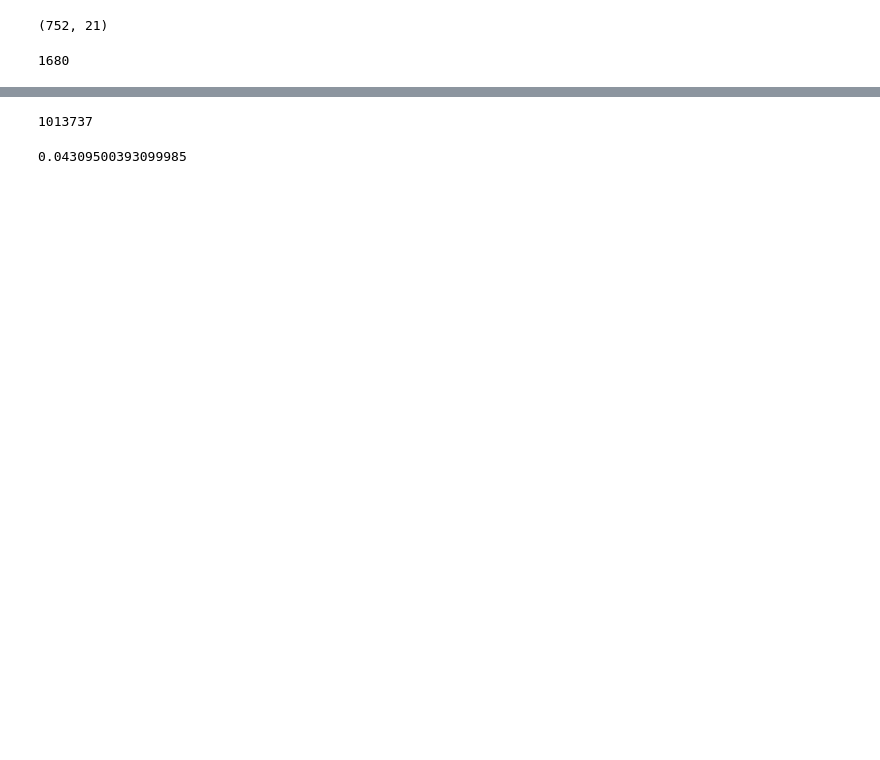
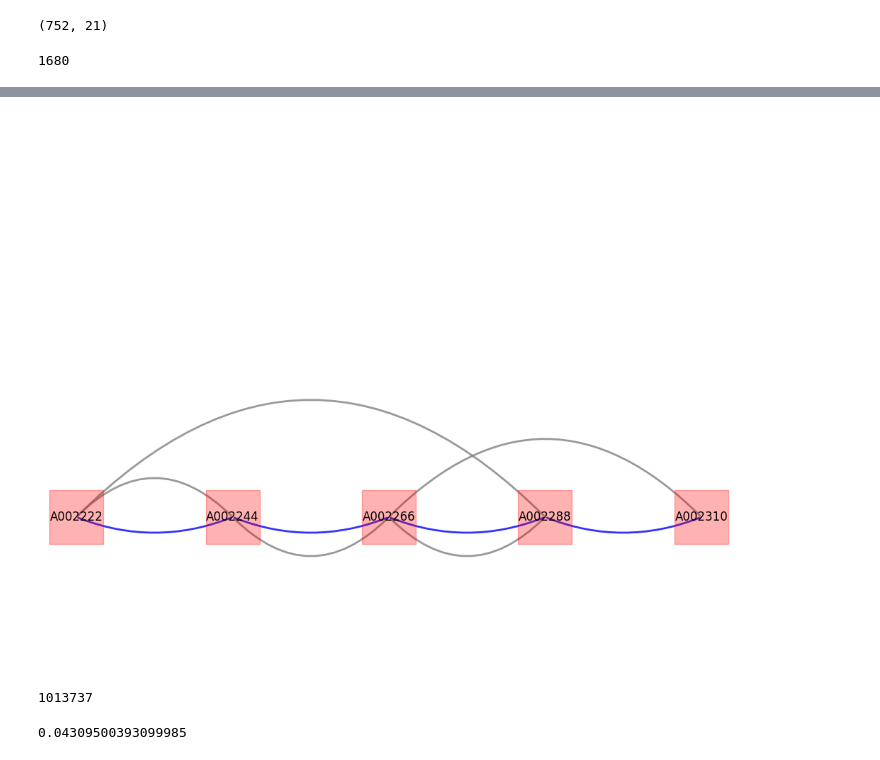
Before and after one commit to broadinstitute/mitograph, a Jupyter notebook: graph_properties.ipynb, the cells around one changed output, grey strips where cells are left out. Cells and saved outputs as stored; diff of their text form; code cells hidden in the pictures; blank space fills up the shorter version.

```diff
--- a/graph_properties.ipynb
+++ b/graph_properties.ipynb
@@ -25,0 +42,98 @@ total_base
+# %%
+# plot graph topology
+import networkx as nx
+import matplotlib.pyplot as plt
+from matplotlib.patches import FancyArrowPatch, Arc
+
+G = nx.Graph()
+anchor_list = anchorlist[100:103]
+edge_list = []
+for anchor in anchor_list:
+    edge_list += graph.outgoing[anchor]
+for edge in edge_list:
+    anchor_list.append(graph.edges[edge]['src'][0])
+    anchor_list.append(graph.edges[edge]['dst'][0])
+
+G = nx.Graph()
+for edge in set(edge_list):
+    src = graph.edges[edge]['src'][0]
+    dst = graph.edges[edge]['dst'][0]
+    G.add_node(src)
+    G.add_node(dst)
+    G.add_edge(src,dst)
+
+pos = {}
+for node in G.nodes():
+    print(node)
+    pos[node] = (graph.anchor[node]['pos'], 1)
+
+# Draw with specified positions
+_,ax = plt.subplots(figsize = (10, 8))
+nx.draw_networkx_nodes(G, pos=pos, ax = ax, node_color = 'red', node_size = 3000, node_shape = "s", alpha = 0.3)
+nx.draw_networkx_labels(G, pos=pos, ax = ax)
+for src,dst in G.edges():
+    x1,y1 = pos[src]
+    x2, y2 = pos[dst]
+
+    # Calculate midpoint and angle
+    mid_x, mid_y = (x1 + x2) / 2, (y1 + y2) / 2
+    dx, dy = x2 - x1, y2 - y1
+    dist = (dx**2 + dy**2)**0.5
+    arc_height_multiplier = -0.5
+    arc_height = dist * arc_height_multiplier
+
+    connectionstyle = f"arc3,rad={arc_height_multiplier}"
+    arrow = FancyArrowPatch(
+        (x1, y1), (x2, y2),
+        connectionstyle=connectionstyle,
+        arrowstyle="-",
+        mutation_scale=15.0,
+        lw=2,
+        alpha=0.8,
+        color="grey"
+    )
+    ax.add_patch(arrow)
+
+# add reference path
+nodes = sorted(G.nodes())
+for i in range(1, len(nodes)):
+    src = nodes[i-1]
+    dst = nodes[i]
+    x1,y1 = pos[src]
+    x2, y2 = pos[dst]
+
+    # Calculate midpoint and angle
+    mid_x, mid_y = (x1 + x2) / 2, (y1 + y2) / 2
+    dx, dy = x2 - x1, y2 - y1
+    dist = (dx**2 + dy**2)**0.5
+    arc_height_multiplier = 0.2
+    arc_height = dist * arc_height_multiplier
+
+    connectionstyle = f"arc3,rad={arc_height_multiplier}"
+    arrow = FancyArrowPatch(
+        (x1, y1), (x2, y2),
+        connectionstyle=connectionstyle,
+        arrowstyle="-",
+        mutation_scale=15.0,
+        lw=2,
+        alpha=0.8,
+        color="blue"
+    )
+    ax.add_patch(arrow)
+
+
+# final layout
+
+ax.spines['top'].set_visible(False)
+ax.spines['right'].set_visible(False)
+ax.spines['bottom'].set_visible(False)
+ax.spines['left'].set_visible(False)
+ax.set_xticks([])
+ax.set_yticks([])
+ax.axis('off')
+
+plt.tight_layout()
+plt.show()
+fig = ax.figure
+fig.savefig("./paper_figure/graph_local_structure.pdf", format = "pdf", dpi = 300, transparent = True)
+# %% [output]
@@ -26,3 +145,4 @@ total_base
+[figure, added]
 # %%
 import pysam
 bam_file = "./HPRC/HG002_mt.bam"
```
Also changed, not shown: parts of 3 cells of this notebook, 1 other file.
